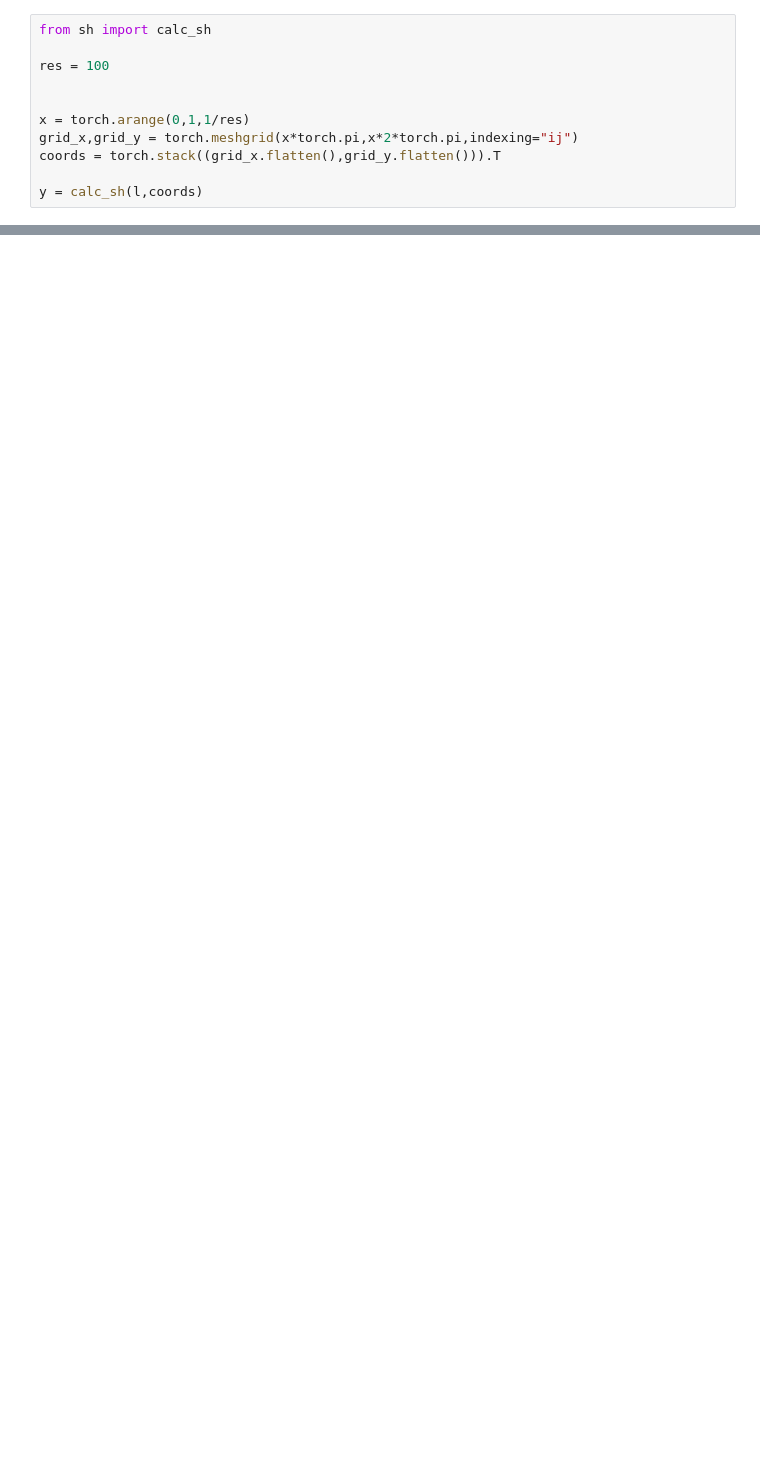
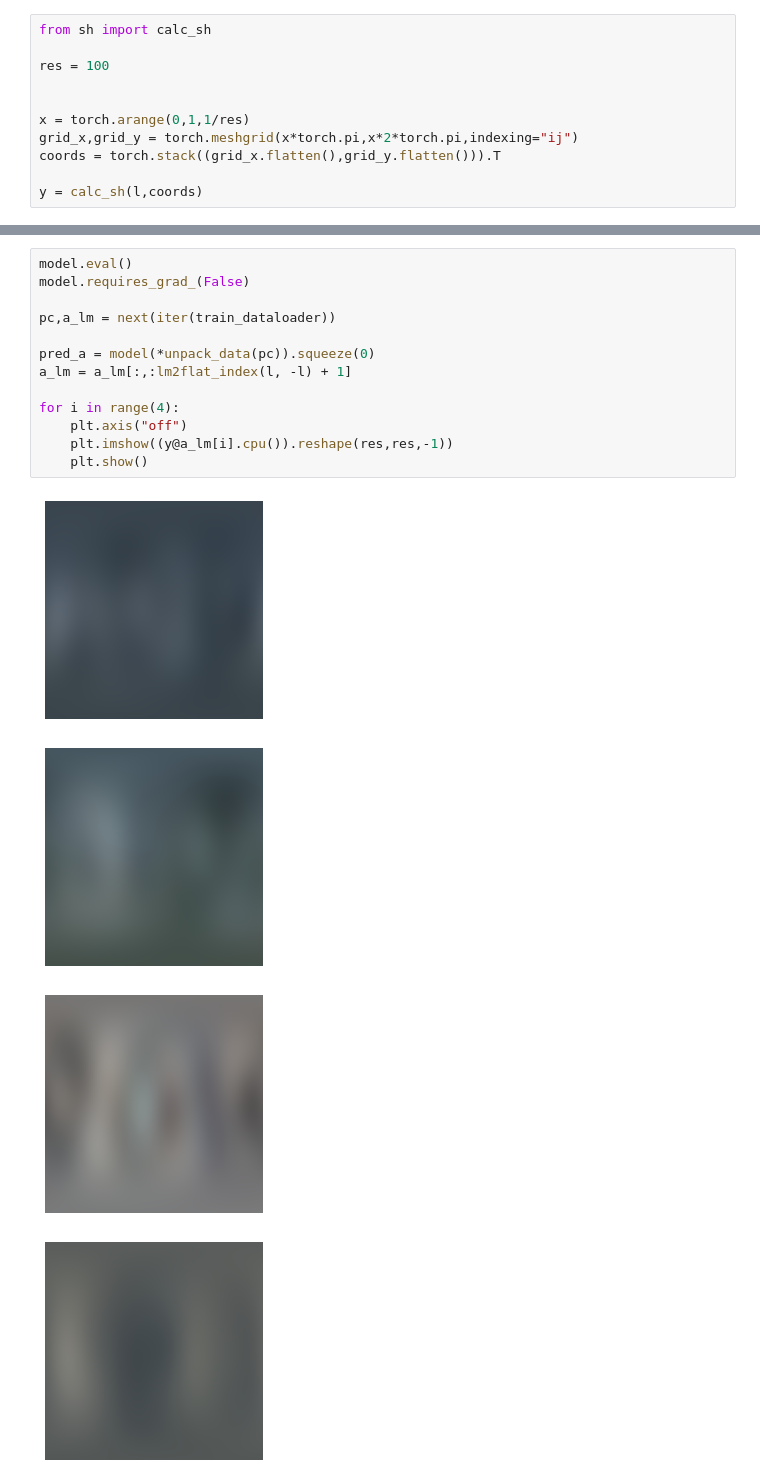
Before and after one commit to KeKsBoTer/punctum, a Jupyter notebook: pointnet/train.ipynb, the cells around one changed output, grey strips where cells are left out. Cells and saved outputs as stored; diff of their text form; blank space fills up the shorter version.

```diff
--- a/pointnet/train.ipynb
+++ b/pointnet/train.ipynb
@@ -147 +157,19 @@ for i in range(4):
+# %%
+model.eval()
+model.requires_grad_(False)
+
+pc,a_lm = next(iter(train_dataloader))
+
+pred_a = model(*unpack_data(pc)).squeeze(0)
+a_lm = a_lm[:,:lm2flat_index(l, -l) + 1]
+
+for i in range(4):
+    plt.axis("off")
+    plt.imshow((y@a_lm[i].cpu()).reshape(res,res,-1))
+    plt.show()
+# %% [output]
+[figure, added]
+[figure, added]
+[figure, added]
+[figure, added]
 # %%
```
Also changed, not shown: parts of 8 cells of this notebook, 3 other files.
